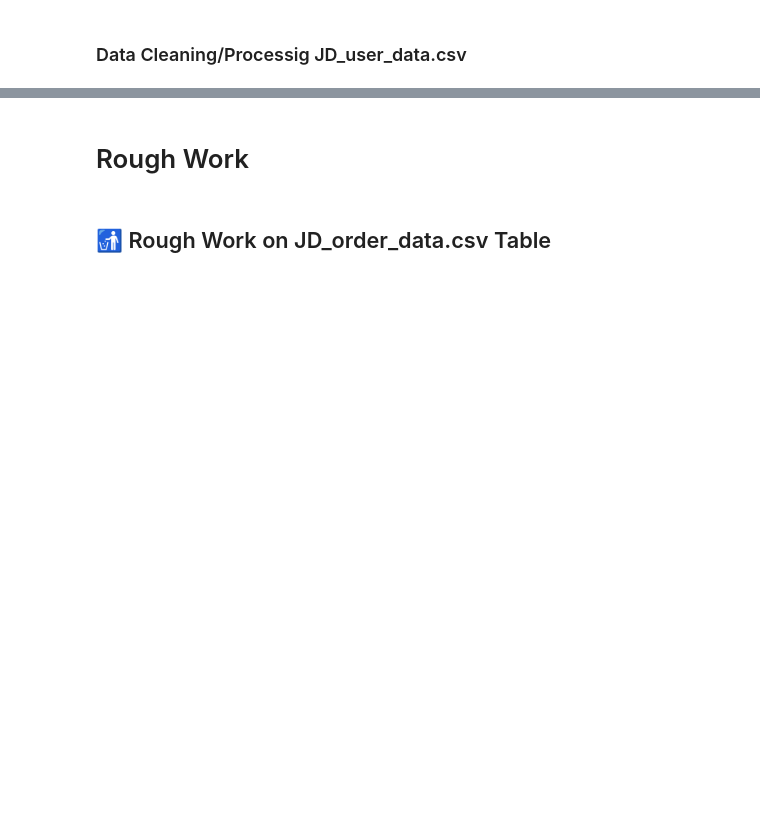
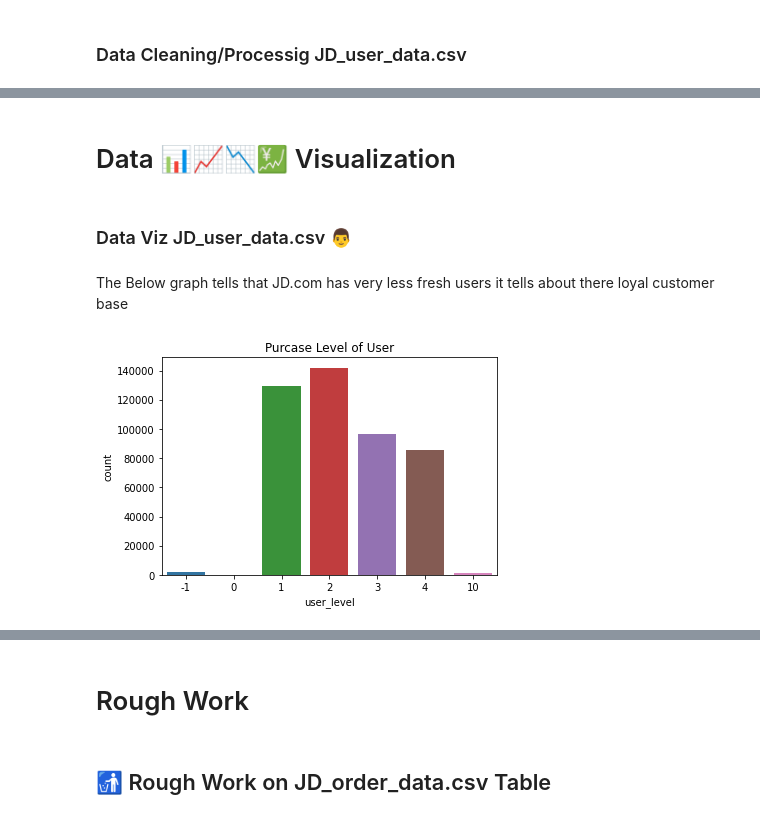
Before and after one commit to porallapradhyumna/Bussiness_Analysis-on-JD.com, a Jupyter notebook: Data_Analysis.ipynb, the cells around one changed output, grey strips where cells are left out. Cells and saved outputs as stored; diff of their text form; code cells hidden in the pictures; blank space fills up the shorter version.

```diff
--- a/Data_Analysis.ipynb
+++ b/Data_Analysis.ipynb
@@ -247,0 +411,12 @@ Name: first_order_month, dtype: object
+# %% [markdown]
+# Data 📊📈📉💹 Visualization
+# %% [markdown]
+### Data Viz JD_user_data.csv 👨
+# %% [markdown]
+The Below graph tells that JD.com has very less fresh users it tells about there loyal customer base
+# %%
+sns.countplot(x = 'user_level' , data =df_user)
+plt.title('Purcase Level of User')
+plt.show()
+# %% [output]
+[figure, added]
```
Also changed, not shown: parts of 28 cells of this notebook.
